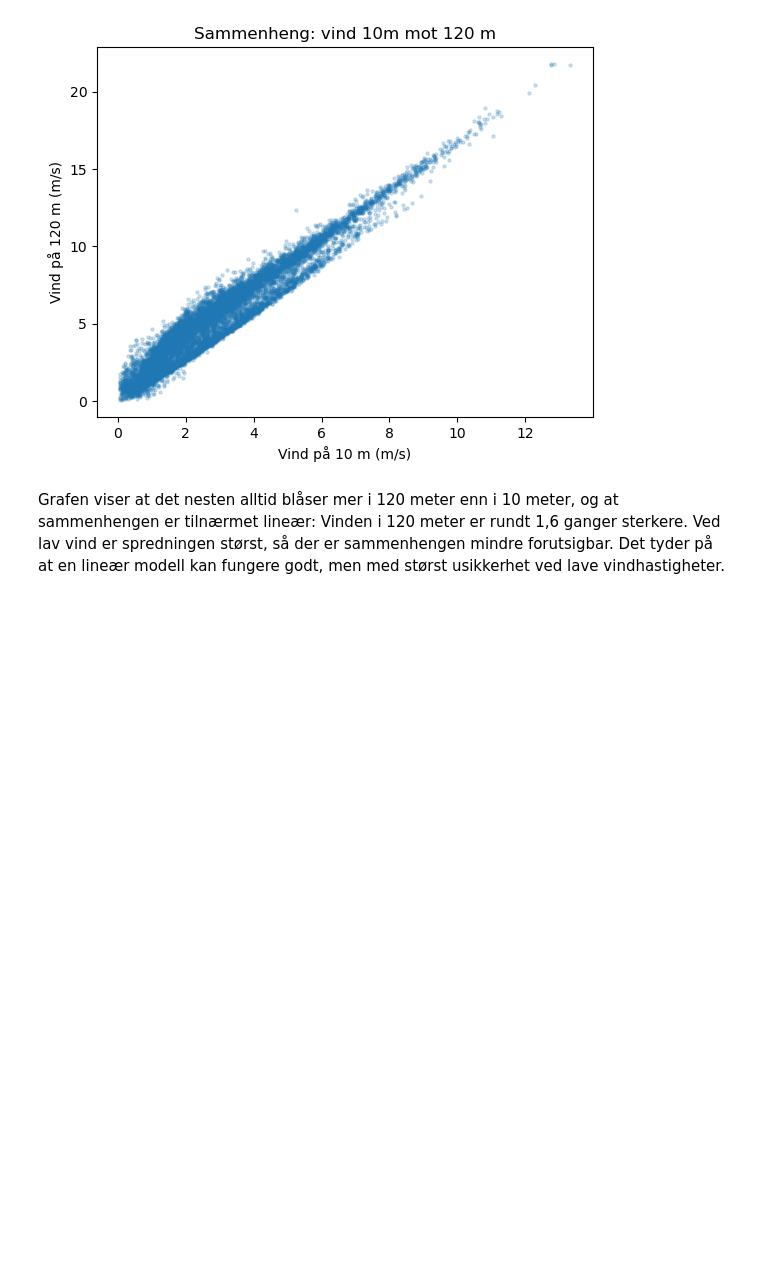
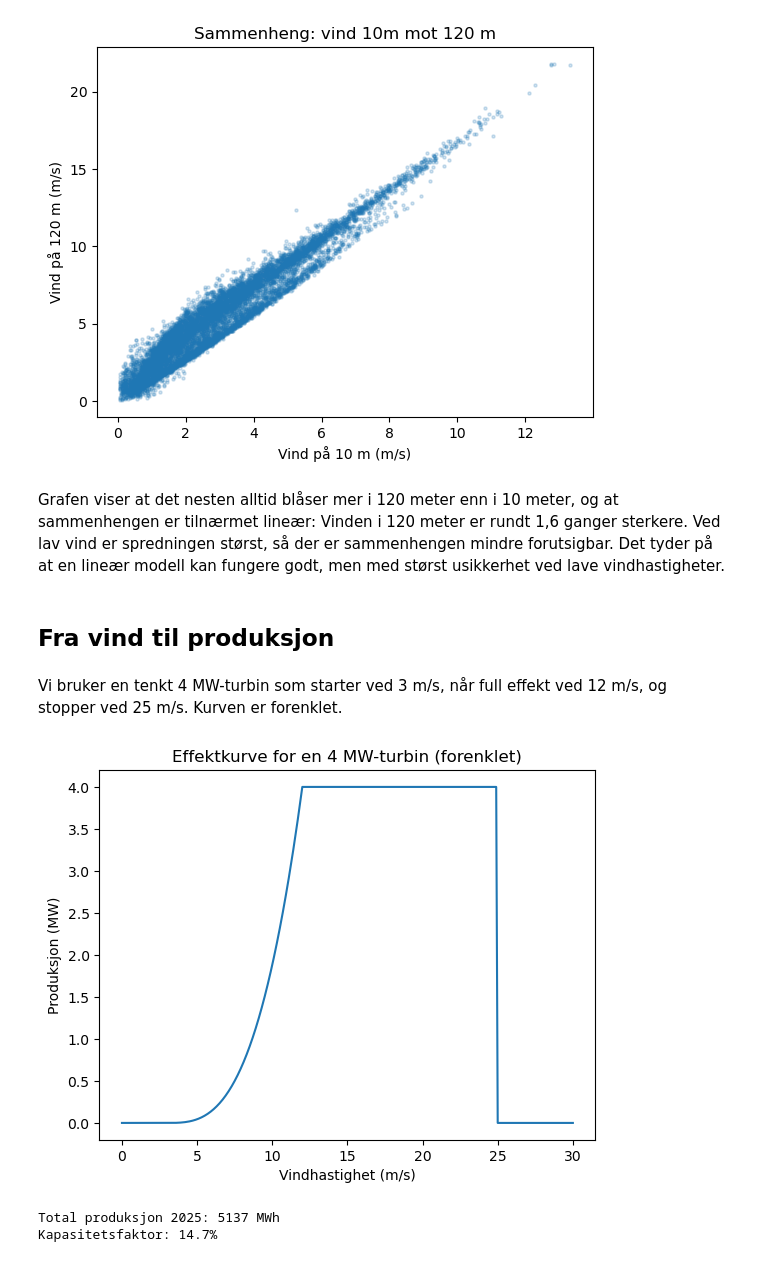
Before and after one commit to Sondreserichsen/vindprognose-bergen, a Jupyter notebook: vindprognose.ipynb, the cells around one changed output. Cells and saved outputs as stored; diff of their text form; code cells hidden in the pictures; blank space fills up the shorter version.

Commit message:
Legg til graf for effetkurve for en 4 MW-turbin (forenklet)

```diff
--- a/vindprognose.ipynb
+++ b/vindprognose.ipynb
@@ -107,3 +107,18 @@ plt.show()
 [figure]
 # %% [markdown]
 Grafen viser at det nesten alltid blåser mer i 120 meter enn i 10 meter, og at sammenhengen er tilnærmet lineær: Vinden i 120 meter er rundt 1,6 ganger sterkere. Ved lav vind er spredningen størst, så der er sammenhengen mindre forutsigbar. Det tyder på at en lineær modell kan fungere godt, men med størst usikkerhet ved lave vindhastigheter.
+# %% [markdown]
+## Fra vind til produksjon
+# %% [markdown]
+Vi bruker en tenkt 4 MW-turbin som starter ved 3 m/s, når full effekt ved 12 m/s, og stopper ved 25 m/s. Kurven er forenklet.
+# %%
+def produksjon(vind):
+    """Regner om vindhastighet (m/s) til produksjon (MW) for en 4 MW-turbin."""
+    if vind < 3:
+        return 0
+    elif vind < 12:
+        return 4 * ((vind - 3) / 9) ** 3
+    elif vind < 25:
+        return 4
+    else:
+        return 0
@@ -109,0 +127,21 @@ Grafen viser at det nesten alltid blåser mer i 120 meter enn i 10 meter, og at
+# %%
+vindverdier = [v / 10 for v in range(0, 301)]       # 0.0, 0.1, ... 30.0 m/s
+produksjoner = [produksjon(v) for v in vindverdier]
+# %%
+plt.plot(vindverdier, produksjoner)
+plt.title("Effektkurve for en 4 MW-turbin (forenklet)")
+plt.xlabel("Vindhastighet (m/s)")
+plt.ylabel("Produksjon (MW)")
+plt.xticks(range(0, 31, 5))
+plt.savefig("grafer/effektkurve.png", bbox_inches="tight")
+plt.show()
+# %% [output]
+[figure, added]
+# %%
+total = df["produksjon_mw"].sum()
+maks_mulig = 4 * len(df)
+print(f"Total produksjon 2025: {total:.0f} MWh")
+print(f"Kapasitetsfaktor: {total / maks_mulig:.1%}")
+# %% [output]
+Total produksjon 2025: 5137 MWh
+Kapasitetsfaktor: 14.7%
```
Also changed, not shown: parts of 2 cells of this notebook, 1 other file.
